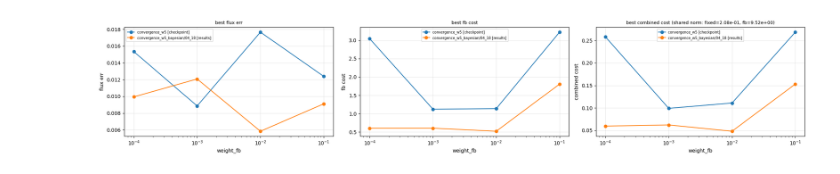
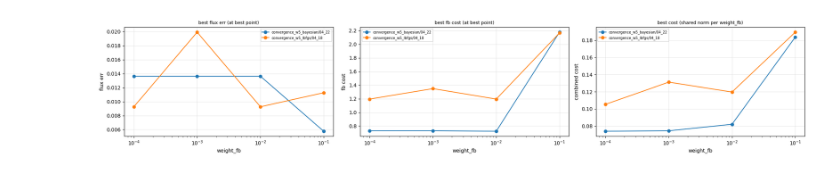
Before and after one commit to jeremslm/PF_location_optimization, a Jupyter notebook: notebooks/combined_boundary_analysis.ipynb, the cells around one changed output. Cells and saved outputs as stored; diff of their text form; code cells hidden in the pictures.

Commit message:
data structure

```diff
--- a/notebooks/combined_boundary_analysis.ipynb
+++ b/notebooks/combined_boundary_analysis.ipynb
@@ -5,10 +5,10 @@ import numpy as np
 import matplotlib.pyplot as plt
 import pandas as pd
 # %%
-K_REFINED = 1 # None = all refinements; set e.g. 1 to truncate Bayesian after k-th refinement
+K_REFINED = 0 # None = all refinements; set e.g. 1 to truncate Bayesian after k-th refinement
 # %%
-LBFGS_SWEEP = 'convergence_w5'
-BAYESIAN_SWEEP = 'convergence_w5_bayesian/04_18'
+LBFGS_SWEEP = 'convergence_w5_lbfgs/04_18'
+BAYESIAN_SWEEP = 'convergence_w5_bayesian/04_22'
 # %%
 BASE = '../examples/comparisons/combined_boundary_DIIID'
 
@@ -199,43 +195,29 @@ shared_norm_fixed=2.0760e-01  shared_norm_fb=9.5215e+00
-# %%
-corrected_elapsed = []
-for r in runs:
-    d = r['data']
-    if r['method'] == 'Bayesian' and K_REFINED is not None:
-        t_bay = d.get('time_bayesian_phase', float('nan'))
-        ref_times = d.get('refinement_times', [])
-        elapsed = t_bay + sum(ref_times[:min(K_REFINED, len(ref_times))])
-    else:
-        elapsed = r['elapsed']
-    corrected_elapsed.append(elapsed / 3600)
-
-df['elapsed_h'] = corrected_elapsed
 # %%
 sweeps = df['sweep'].unique()
 fig, axes = plt.subplots(1, 3, figsize=(20, 4))
 
 for sweep in sweeps:
     sub = df[df['sweep'] == sweep].sort_values('weight_fb')
-    label = f"{sweep} [{sub['source'].iloc[0]}]"
-    axes[0].plot(sub['weight_fb'], sub['best_flux_err'], marker='o', label=label)
-    axes[1].plot(sub['weight_fb'], sub['best_fb_cost'], marker='o', label=label)
-    axes[2].plot(sub['weight_fb'], sub['best_cost_shared'], marker='o', label=label)
+    axes[0].plot(sub['weight_fb'], sub['best_flux_err'], marker='o', label=sweep)
+    axes[1].plot(sub['weight_fb'], sub['best_fb_cost'], marker='o', label=sweep)
+    axes[2].plot(sub['weight_fb'], sub['best_cost_shared'], marker='o', label=sweep)
 
 for ax, title, ylabel in zip(
     axes,
-    ['best flux err', 'best fb cost', f'best combined cost (shared norm: fixed={shared_norm_fixed:.2e}, fb={shared_norm_fb:.2e})'],
-    ['flux err', 'fb cost', 'combined cost']
+    ['best flux err (at best point)', 'best fb cost (at best point)', 'best cost (shared norm per weight_fb)'],
+    ['flux err', 'fb cost', 'combined cost'],
 ):
     ax.set_xscale('log')
     ax.set_xlabel('weight_fb')
     ax.set_ylabel(ylabel)
     ax.set_title(title, fontsize=9)
     ax.legend(fontsize=7)
     ax.grid(True, alpha=0.3)
 
 plt.tight_layout()
 plt.show()
 # %% [output]
-[figure, old version]
+[figure, new version]
 # %%
 import seaborn as sns
 
```
Also changed, not shown: parts of 12 cells of this notebook, 37 other files.
